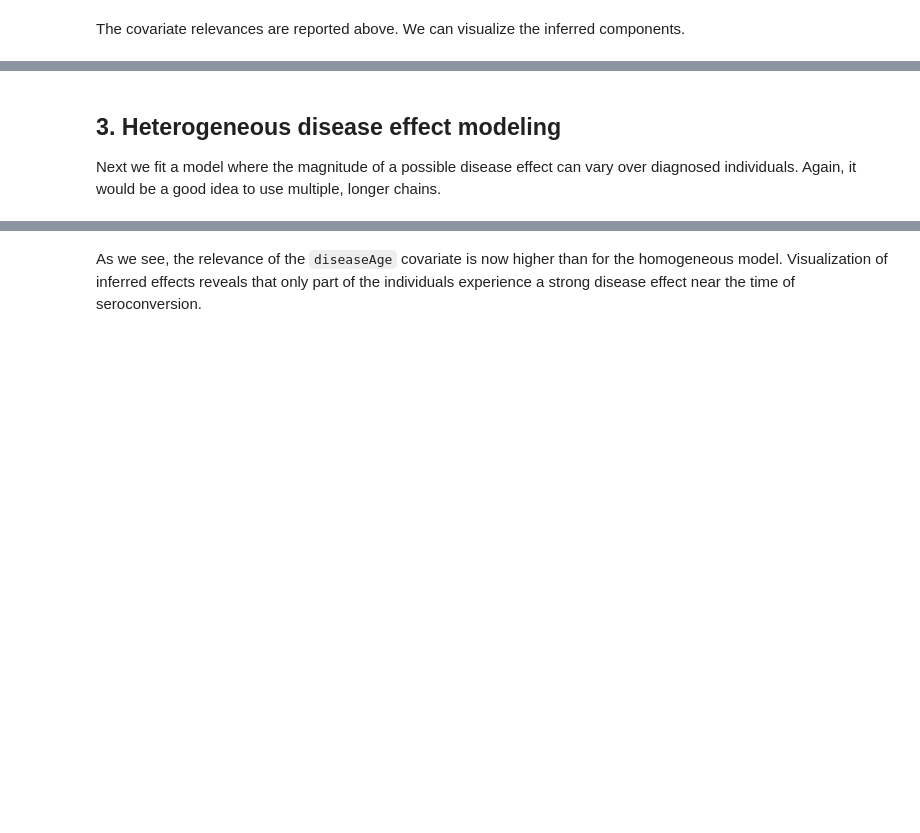
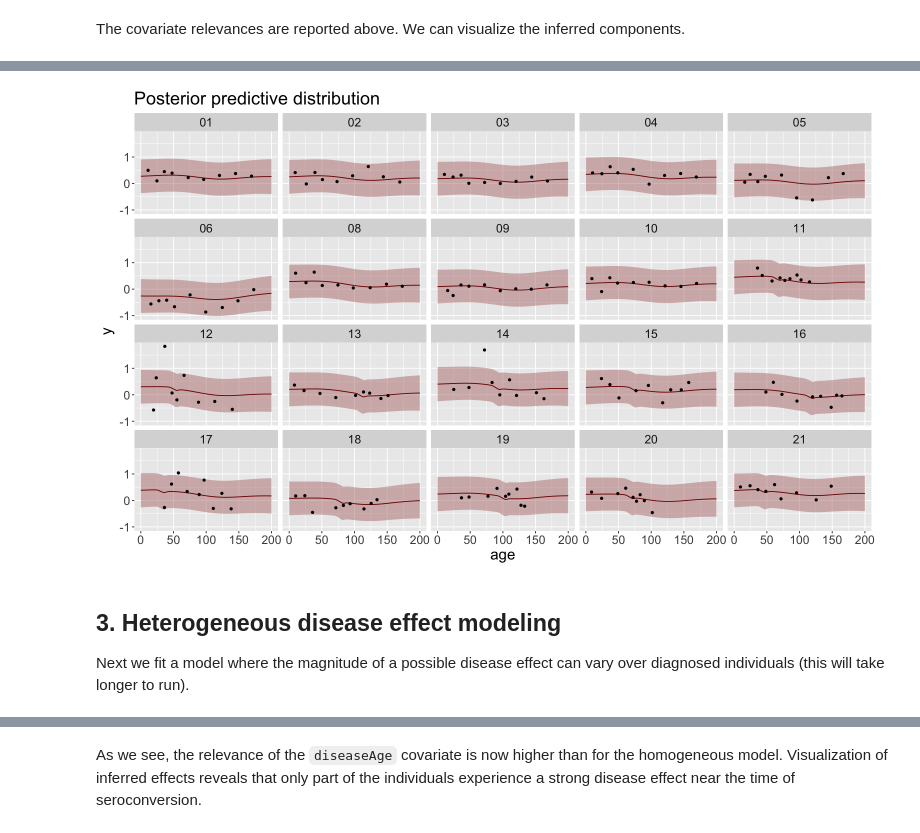
Before and after one commit to jtimonen/lgpr-usage, a Jupyter notebook: notebooks/proteomics.ipynb, the cells around one changed output, grey strips where cells are left out. Cells and saved outputs as stored; diff of their text form; code cells hidden in the pictures; blank space fills up the shorter version.

```diff
--- a/notebooks/proteomics.ipynb
+++ b/notebooks/proteomics.ipynb
@@ -107,6 +108,11 @@ p
+# %%
+plot1b <- plot_posterior_y(fit1, PRED=PRED1) + theme(text=element_text(size=FONT_SIZE))
+plot1b
+# %% [output]
+[figure, added]
 # %% [markdown]
 ## 3. Heterogeneous disease effect modeling
-Next we fit a model where the magnitude of a possible disease effect can vary over diagnosed individuals. Again, it would be a good idea to use multiple, longer chains.
+Next we fit a model where the magnitude of a possible disease effect can vary over diagnosed individuals (this will take longer to run).
 # %%
 fit2 <- lgp(formula      = y ~ id + age + diseaseAge + sex + group,
             data         = data,
```
Also changed, not shown: parts of 10 cells of this notebook, 2 other files.
